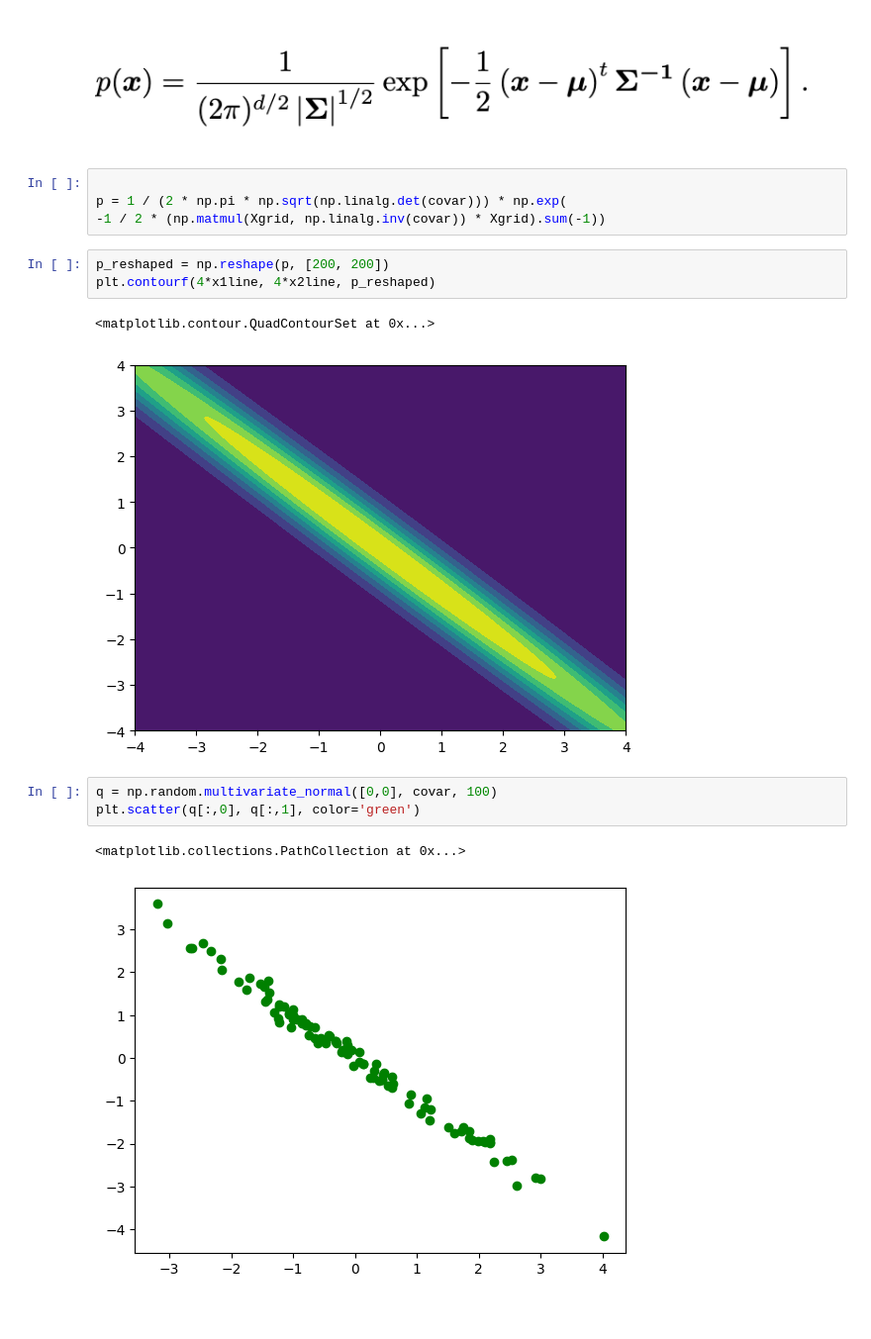
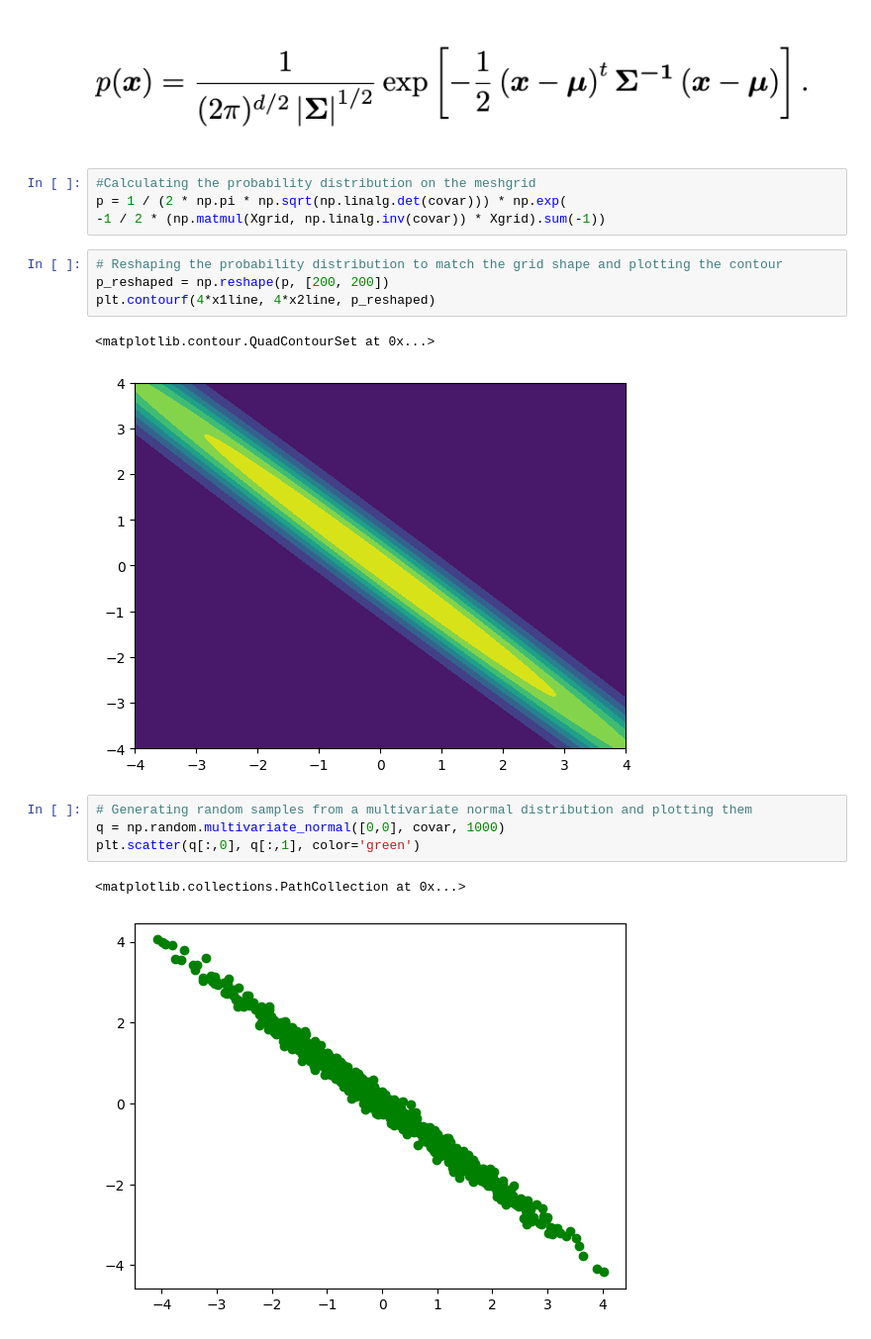
Before and after one commit to manab-ks/me4-modules, a Jupyter notebook: MECH70025-ML/Tutorial_1/Untitled-1.ipynb, the cells around one changed output. Shown at 99% size. Drawn from its saved outputs; the diff is of its cells as text.

```diff
--- a/MECH70025-ML/Tutorial_1/Untitled-1.ipynb
+++ b/MECH70025-ML/Tutorial_1/Untitled-1.ipynb
@@ -51,18 +55,20 @@ def gen_sample_grid(npx=200, npy=200, limit=1):
 # %% [markdown]
 ![image.png](attachment:image.png)
 # %%
-
+#Calculating the probability distribution on the meshgrid
 p = 1 / (2 * np.pi * np.sqrt(np.linalg.det(covar))) * np.exp(
 -1 / 2 * (np.matmul(Xgrid, np.linalg.inv(covar)) * Xgrid).sum(-1))
 # %%
+# Reshaping the probability distribution to match the grid shape and plotting the contour
 p_reshaped = np.reshape(p, [200, 200])
 plt.contourf(4*x1line, 4*x2line, p_reshaped)
 # %% [output]
 <matplotlib.contour.QuadContourSet at 0x...>
 [figure]
 # %%
-q = np.random.multivariate_normal([0,0], covar, 100)
+# Generating random samples from a multivariate normal distribution and plotting them
+q = np.random.multivariate_normal([0,0], covar, 1000)
 plt.scatter(q[:,0], q[:,1], color='green')
 # %% [output]
 <matplotlib.collections.PathCollection at 0x...>
-[figure, old version]
+[figure, new version]
```
Also changed, not shown: parts of 3 cells of this notebook, 2 other files.
